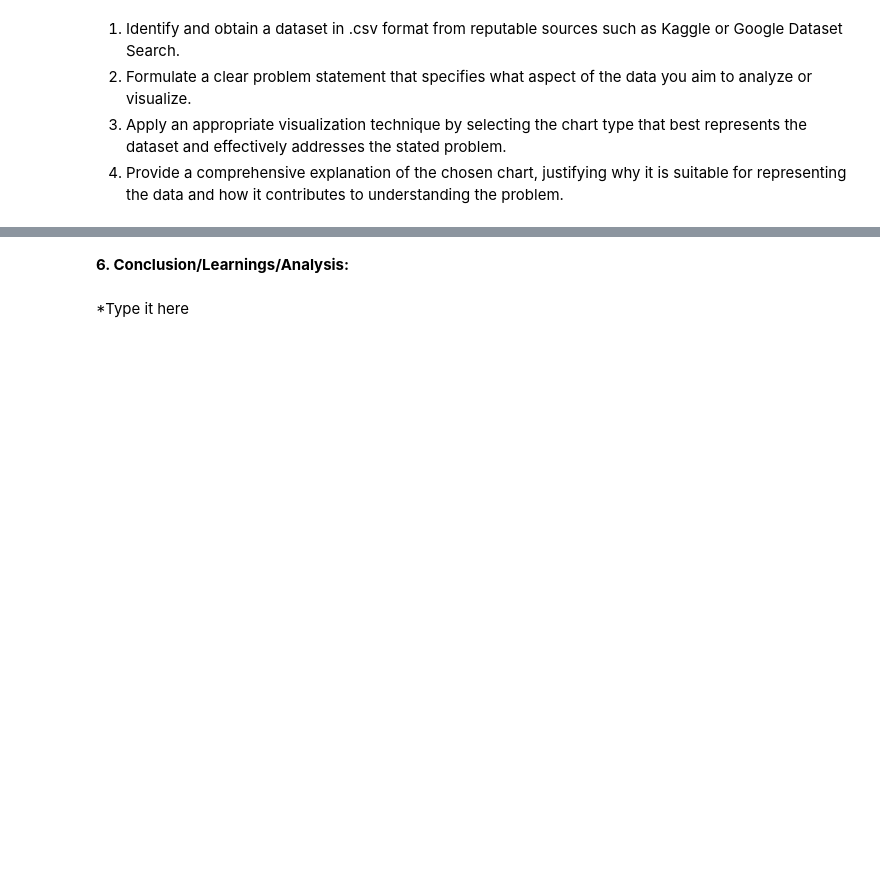
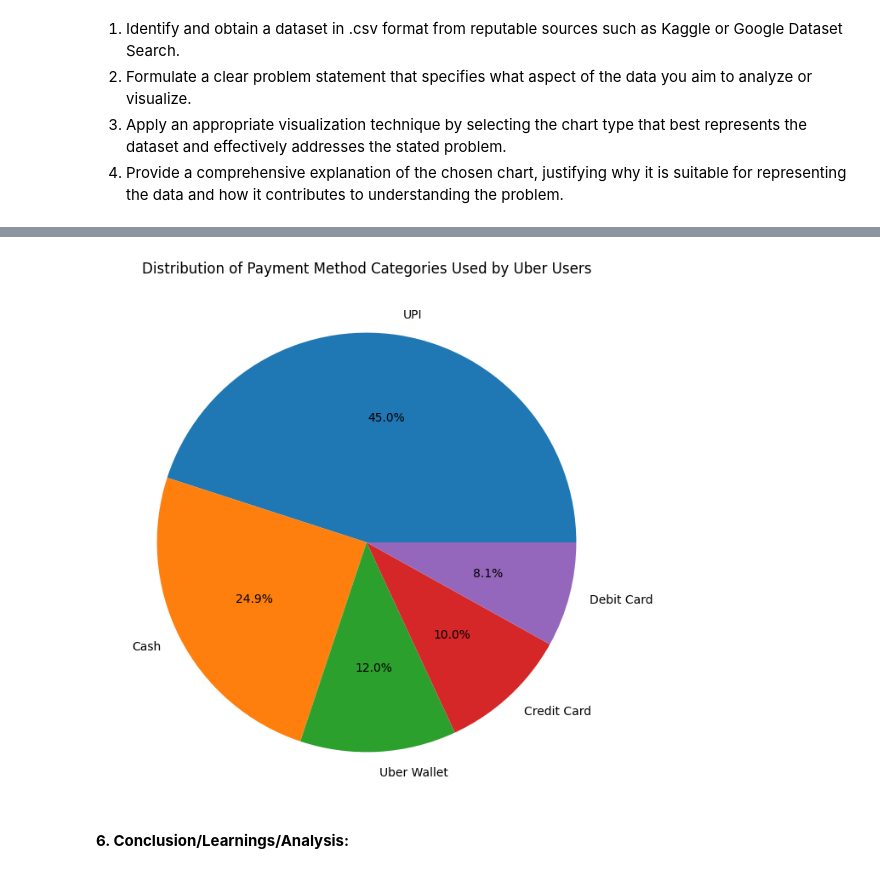
Before and after one commit to jptuzara/CPE031-Visualization-and-Data-Analytics, a Jupyter notebook: Hands_On_Activity_6___Chart_Type.ipynb, the cells around one changed output, grey strips where cells are left out. Drawn from its saved outputs; the diff is of its cells as text; code cells hidden in the pictures; blank space fills up the shorter version.

```diff
--- a/Hands_On_Activity_6___Chart_Type.ipynb
+++ b/Hands_On_Activity_6___Chart_Type.ipynb
@@ -420,0 +510,3 @@ plt.show()
+# %%
+df  = pd.read_csv("/content/drive/MyDrive/CPE031 Tuzara/ncr_ride_bookings.csv")
+df
@@ -421,4 +527,19 @@ plt.show()
+# %%
+# Count values in 'Cause category'
+cause_counts = df['Payment Method'].value_counts()
+
+# Create a pie chart
+cause_counts.plot.pie(figsize=(8, 8), autopct='%1.1f%%')
+
+# Add title
+plt.title('Distribution of Payment Method Categories Used by Uber Users')
+
+# Remove y-axis label
+plt.ylabel('')
+
+# Show chart
+plt.show()
+# %% [output]
+[figure, added]
 # %% [markdown]
 **6. Conclusion/Learnings/Analysis:**
-# %% [markdown]
-*Type it here
```
Also changed, not shown: parts of 12 cells of this notebook.
